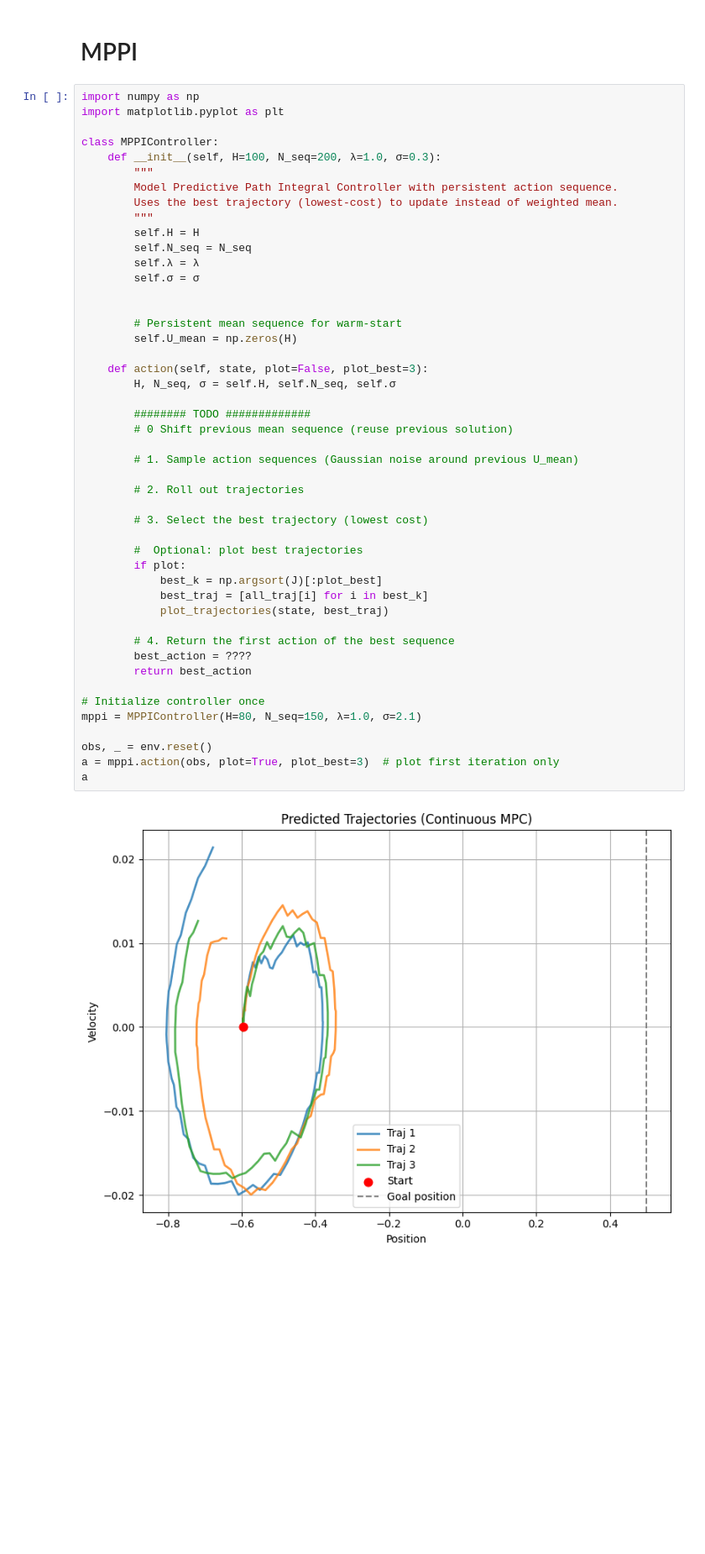
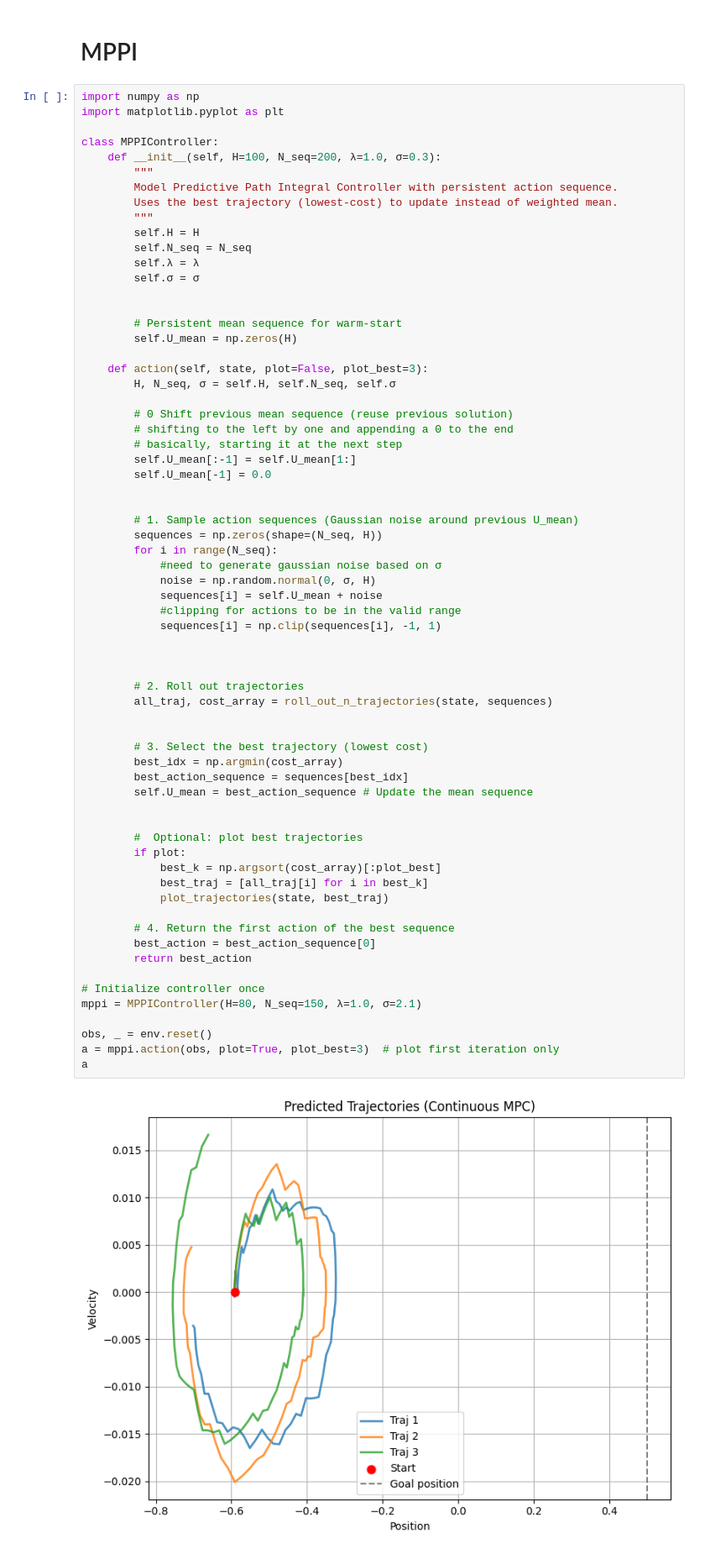
Before and after one commit to RaulAtLehigh/CSE337_P1, a Jupyter notebook: lab9_mountain_optimal.ipynb, the cells around one changed output. Shown: that part at 84% size. Cells and saved outputs as stored; diff of their text form; blank space fills up the shorter version.

```diff
--- a/lab9_mountain_optimal.ipynb
+++ b/lab9_mountain_optimal.ipynb
@@ -371,34 +374,53 @@ class MPPIController:
 
         # Persistent mean sequence for warm-start
         self.U_mean = np.zeros(H)
 
     def action(self, state, plot=False, plot_best=3):
         H, N_seq, σ = self.H, self.N_seq, self.σ
 
-        ######## TODO #############
         # 0 Shift previous mean sequence (reuse previous solution)
+        # shifting to the left by one and appending a 0 to the end
+        # basically, starting it at the next step
+        self.U_mean[:-1] = self.U_mean[1:]
+        self.U_mean[-1] = 0.0
+
 
         # 1. Sample action sequences (Gaussian noise around previous U_mean)
+        sequences = np.zeros(shape=(N_seq, H))
+        for i in range(N_seq):
+            #need to generate gaussian noise based on σ
+            noise = np.random.normal(0, σ, H)
+            sequences[i] = self.U_mean + noise
+            #clipping for actions to be in the valid range
+            sequences[i] = np.clip(sequences[i], -1, 1)
+
+
 
         # 2. Roll out trajectories
+        all_traj, cost_array = roll_out_n_trajectories(state, sequences)
+
 
         # 3. Select the best trajectory (lowest cost)
+        best_idx = np.argmin(cost_array)
+        best_action_sequence = sequences[best_idx]
+        self.U_mean = best_action_sequence # Update the mean sequence
+
 
         #  Optional: plot best trajectories
         if plot:
-            best_k = np.argsort(J)[:plot_best]
+            best_k = np.argsort(cost_array)[:plot_best]
             best_traj = [all_traj[i] for i in best_k]
             plot_trajectories(state, best_traj)
 
         # 4. Return the first action of the best sequence
-        best_action = ????
+        best_action = best_action_sequence[0]
         return best_action
 
 # Initialize controller once
 mppi = MPPIController(H=80, N_seq=150, λ=1.0, σ=2.1)
 
 obs, _ = env.reset()
 a = mppi.action(obs, plot=True, plot_best=3)  # plot first iteration only
 a
 # %% [output]
-[figure, old version]
+[figure, new version]
```
Also changed, not shown: parts of 12 cells of this notebook.
